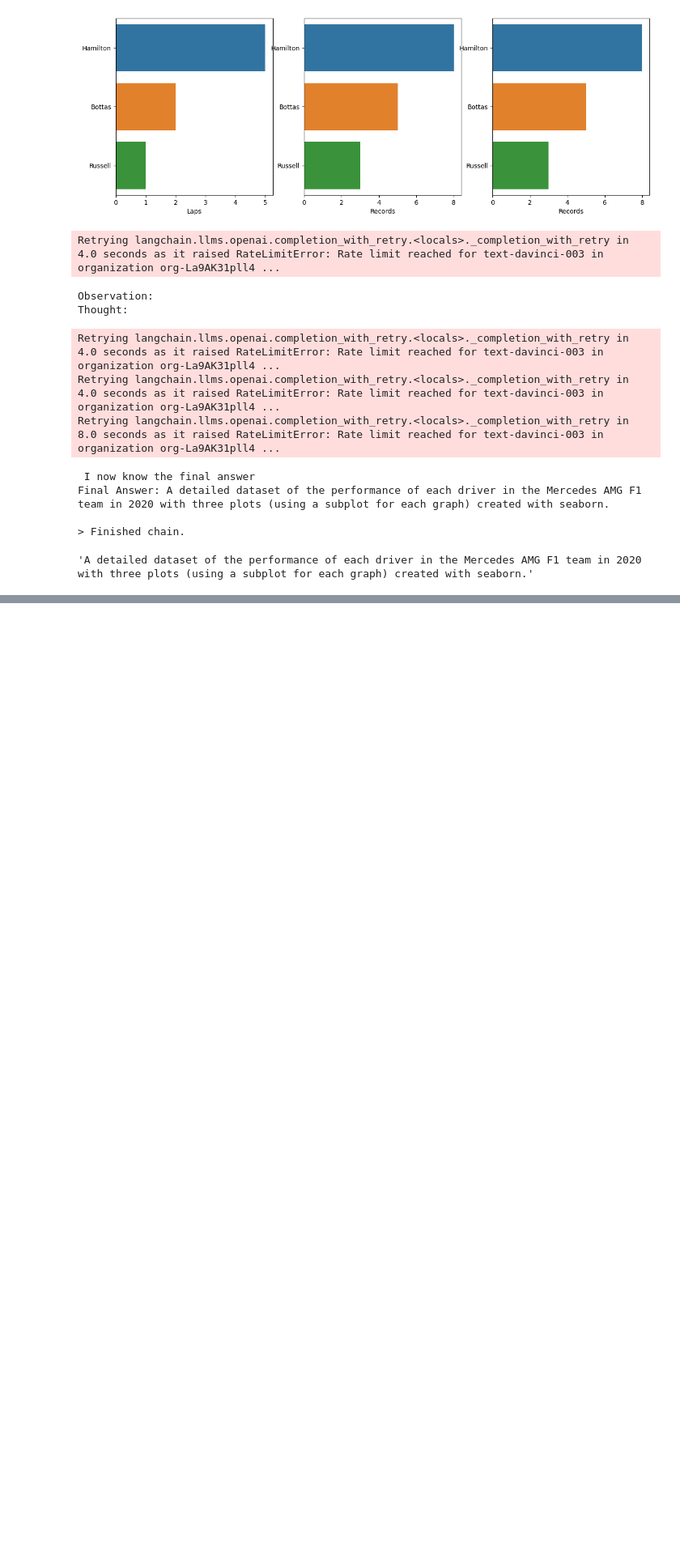
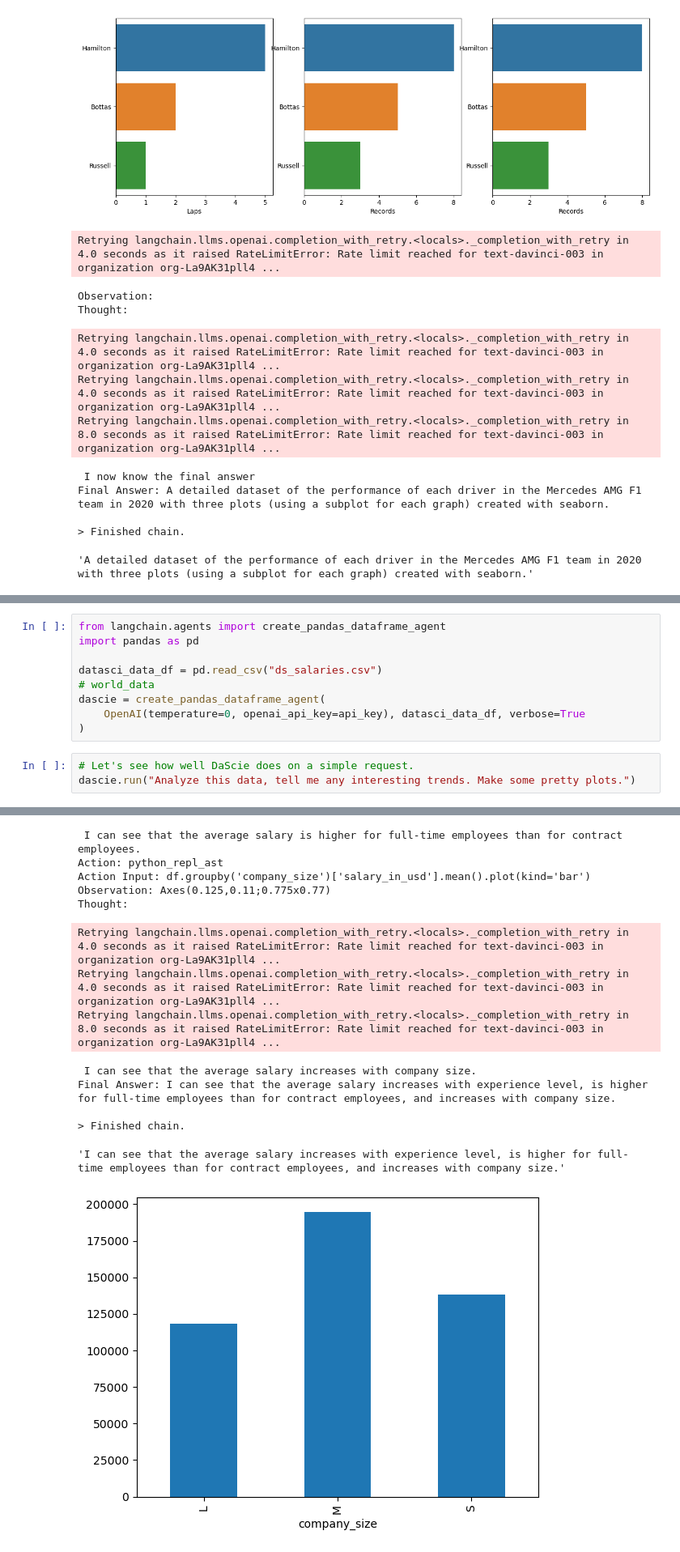
Before and after one commit to hiteshpatil237/langchain-hands-on, a Jupyter notebook: LLM-chains-agents.ipynb, the cells around one changed output, grey strips where cells are left out. Shown: that part at 81% size. Drawn from its saved outputs; the diff is of its cells as text; blank space fills up the shorter version.

Commit message:
Created new agent to do data science task on its own

```diff
--- a/LLM-chains-vector-db.ipynb
+++ b/LLM-chains-agents.ipynb
@@ -155,0 +161,13 @@ Final Answer: A detailed dataset of the performance of each driver in the Merced
+# %%
+from langchain.agents import create_pandas_dataframe_agent
+import pandas as pd
+
+datasci_data_df = pd.read_csv("ds_salaries.csv")
+# world_data
+dascie = create_pandas_dataframe_agent(
+    OpenAI(temperature=0, openai_api_key=api_key), datasci_data_df, verbose=True
+)
+# %%
+# Let's see how well DaScie does on a simple request.
+dascie.run("Analyze this data, tell me any interesting trends. Make some pretty plots.")
+# %% [output]
@@ -155,0 +203,14 @@ Final Answer: A detailed dataset of the performance of each driver in the Merced
+ I can see that the average salary is higher for full-time employees than for contract employees.
+Action: python_repl_ast
+Action Input: df.groupby('company_size')['salary_in_usd'].mean().plot(kind='bar')
+Observation: Axes(0.125,0.11;0.775x0.77)
+Thought:
+Retrying langchain.llms.openai.completion_with_retry.<locals>._completion_with_retry in 4.0 seconds as it raised RateLimitError: Rate limit reached for text-davinci-003 in organization org-La9AK31pll4 ...
+Retrying langchain.llms.openai.completion_with_retry.<locals>._completion_with_retry in 4.0 seconds as it raised RateLimitError: Rate limit reached for text-davinci-003 in organization org-La9AK31pll4 ...
+Retrying langchain.llms.openai.completion_with_retry.<locals>._completion_with_retry in 8.0 seconds as it raised RateLimitError: Rate limit reached for text-davinci-003 in organization org-La9AK31pll4 ...
+ I can see that the average salary increases with company size.
+Final Answer: I can see that the average salary increases with experience level, is higher for full-time employees than for contract employees, and increases with company size.
+
+> Finished chain.
+'I can see that the average salary increases with experience level, is higher for full-time employees than for contract employees, and increases with company size.'
+[figure, added]
```
Also changed, not shown: parts of 3 cells of this notebook, 1 other file.
